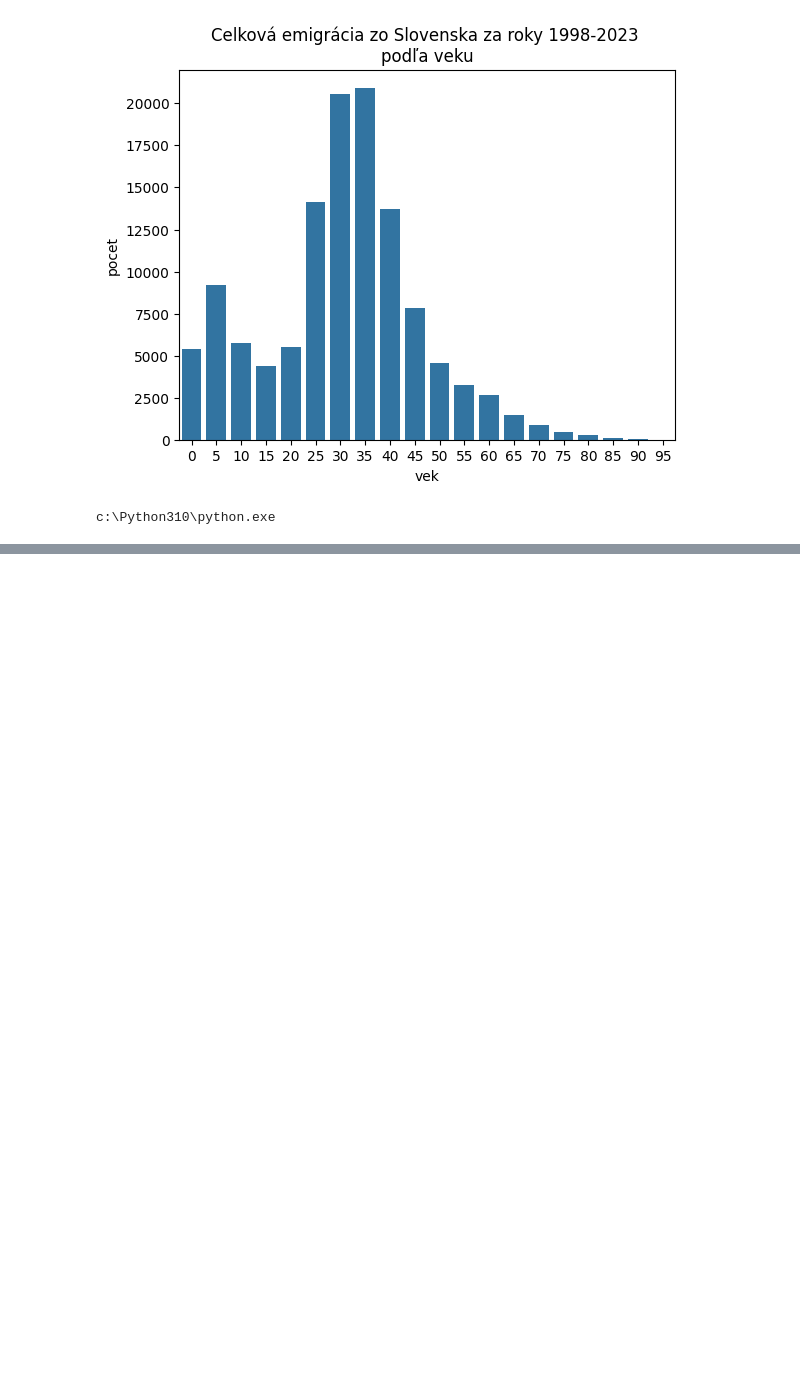
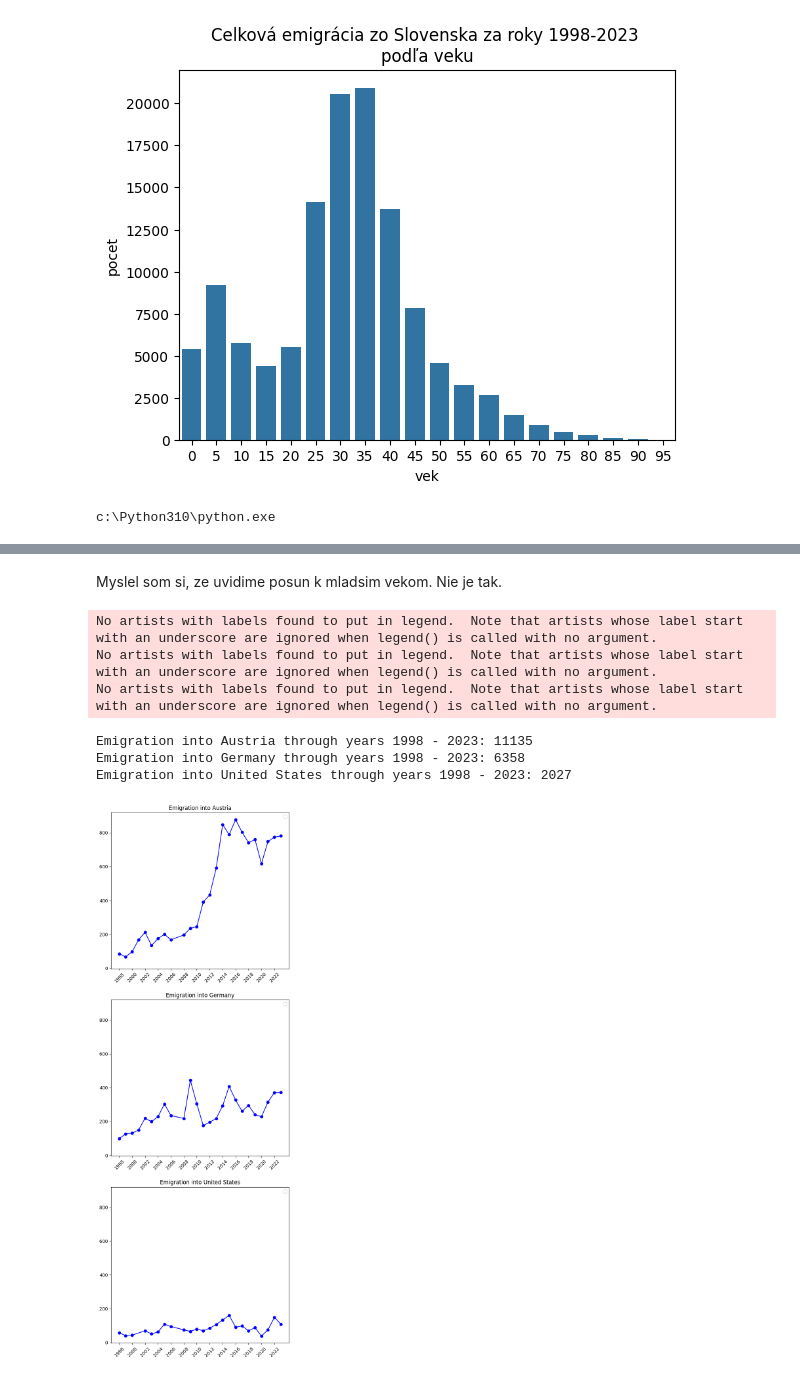
Before and after one commit to jatofi-official/migration-eu-analysis, a Jupyter notebook: Notebooks/Slovenska_Emigracia_Ado.ipynb, the cells around one changed output, grey strips where cells are left out. Cells and saved outputs as stored; diff of their text form; code cells hidden in the pictures; blank space fills up the shorter version.

```diff
--- a/Notebooks/Slovenska_Emigracia_Ado.ipynb
+++ b/Notebooks/Slovenska_Emigracia_Ado.ipynb
@@ -124,0 +225,14 @@ draw_choropleth(into_countries, column = 'count', save_name=False)
+# %% [markdown]
+Myslel som si, ze uvidime posun k mladsim vekom. Nie je tak.
+# %%
+figure, axis = plt.subplots(3,1, figsize = (7,21), sharey=True)
+for i in range(0,3):
+    draw_country_time_plot(axis = axis[i], country = c[i], title = f'Emigration into {c[i]}')
+# %% [output]
+No artists with labels found to put in legend.  Note that artists whose label start with an underscore are ignored when legend() is called with no argument.
+No artists with labels found to put in legend.  Note that artists whose label start with an underscore are ignored when legend() is called with no argument.
+No artists with labels found to put in legend.  Note that artists whose label start with an underscore are ignored when legend() is called with no argument.
+Emigration into Austria through years 1998 - 2023: 11135
+Emigration into Germany through years 1998 - 2023: 6358
+Emigration into United States through years 1998 - 2023: 2027
+[figure, added]
```
Also changed, not shown: parts of 5 cells of this notebook.
